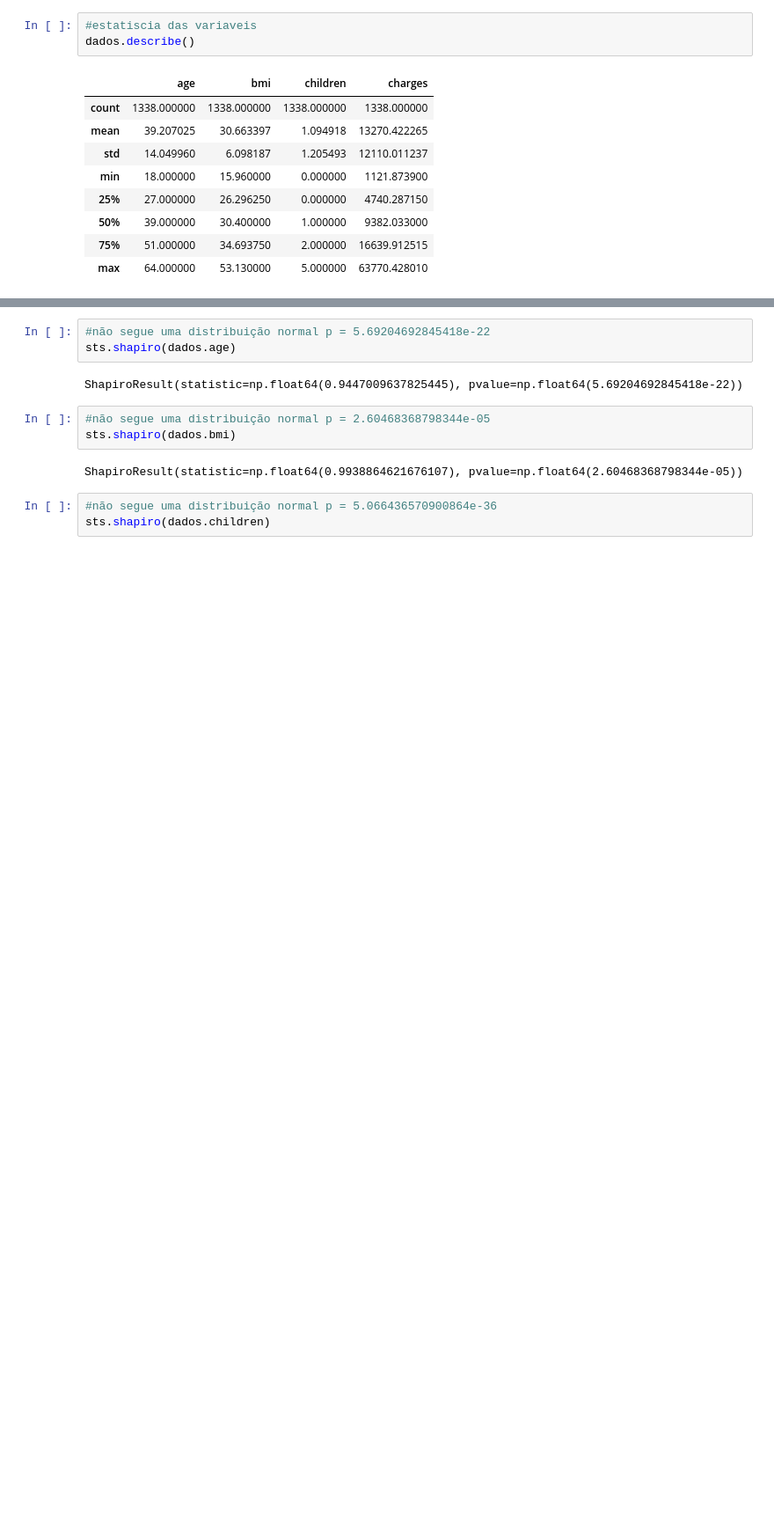
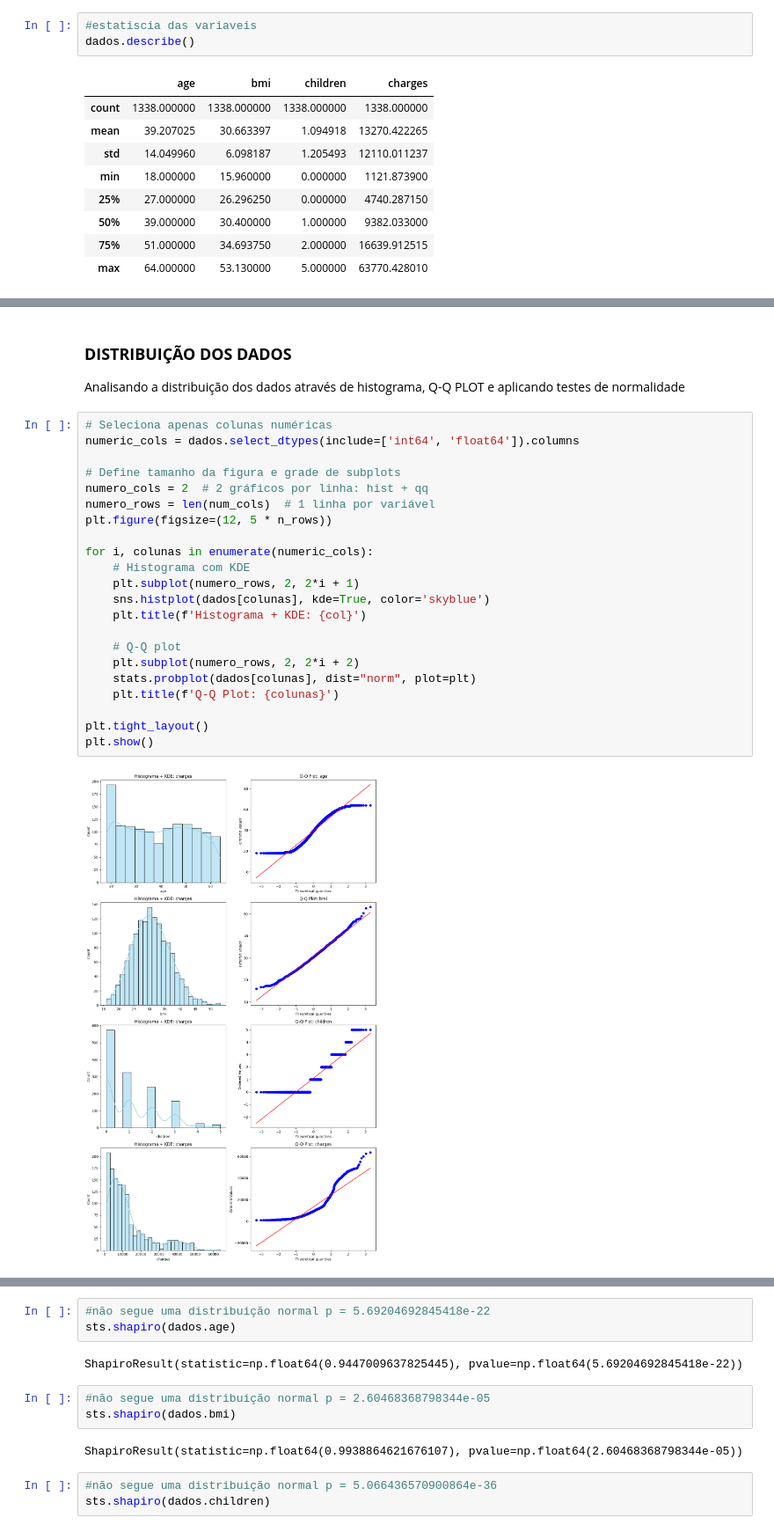
Before and after one commit to Rd-Brito13/Previsao-de-custos-de-seguro-de-saude, a Jupyter notebook: notebook/Regressor.ipynb, the cells around one changed output, grey strips where cells are left out. Shown at 88% size. Drawn from its saved outputs; the diff is of its cells as text; blank space fills up the shorter version.

```diff
--- a/notebook/Regressor.ipynb
+++ b/notebook/Regressor.ipynb
@@ -246,0 +209,28 @@ sns.histplot(dados, x = 'charges', bins = 30,kde = True, stat= 'count')
+# %% [markdown]
+### **DISTRIBUIÇÃO DOS DADOS**  ###
+
+Analisando a distribuição dos dados através de histograma, Q-Q PLOT e aplicando testes de normalidade
+# %%
+# Seleciona apenas colunas numéricas
+numeric_cols = dados.select_dtypes(include=['int64', 'float64']).columns
+
+# Define tamanho da figura e grade de subplots
+numero_cols = 2  # 2 gráficos por linha: hist + qq
+numero_rows = len(num_cols)  # 1 linha por variável
+plt.figure(figsize=(12, 5 * n_rows))
+
+for i, colunas in enumerate(numeric_cols):
+    # Histograma com KDE
+    plt.subplot(numero_rows, 2, 2*i + 1)
+    sns.histplot(dados[colunas], kde=True, color='skyblue')
+    plt.title(f'Histograma + KDE: {col}')
+
+    # Q-Q plot
+    plt.subplot(numero_rows, 2, 2*i + 2)
+    stats.probplot(dados[colunas], dist="norm", plot=plt)
+    plt.title(f'Q-Q Plot: {colunas}')
+
+plt.tight_layout()
+plt.show()
+# %% [output]
+[figure, added]
```
Also changed, not shown: parts of 48 cells of this notebook.
